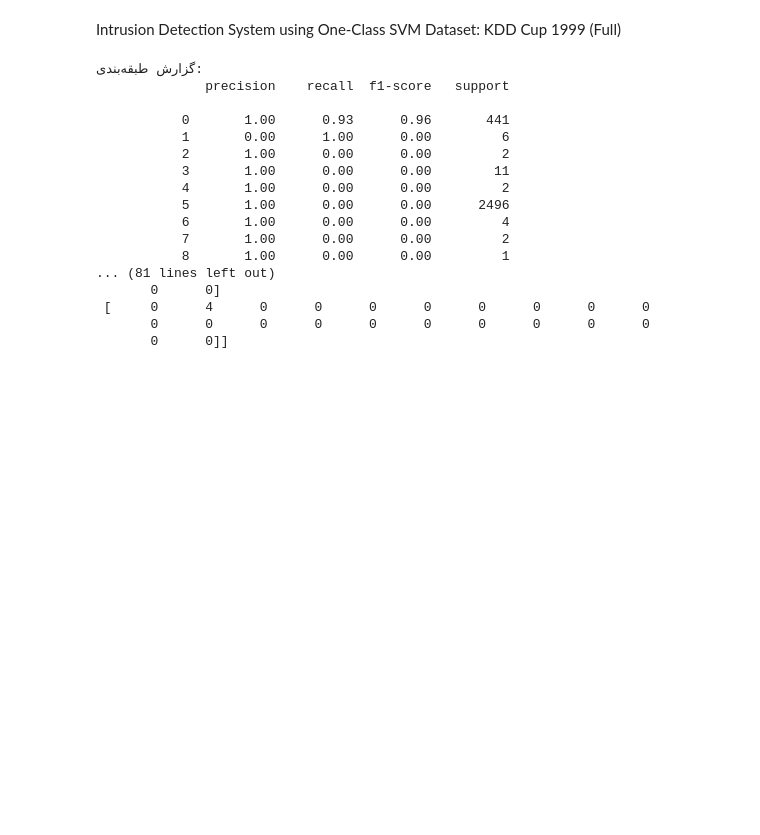
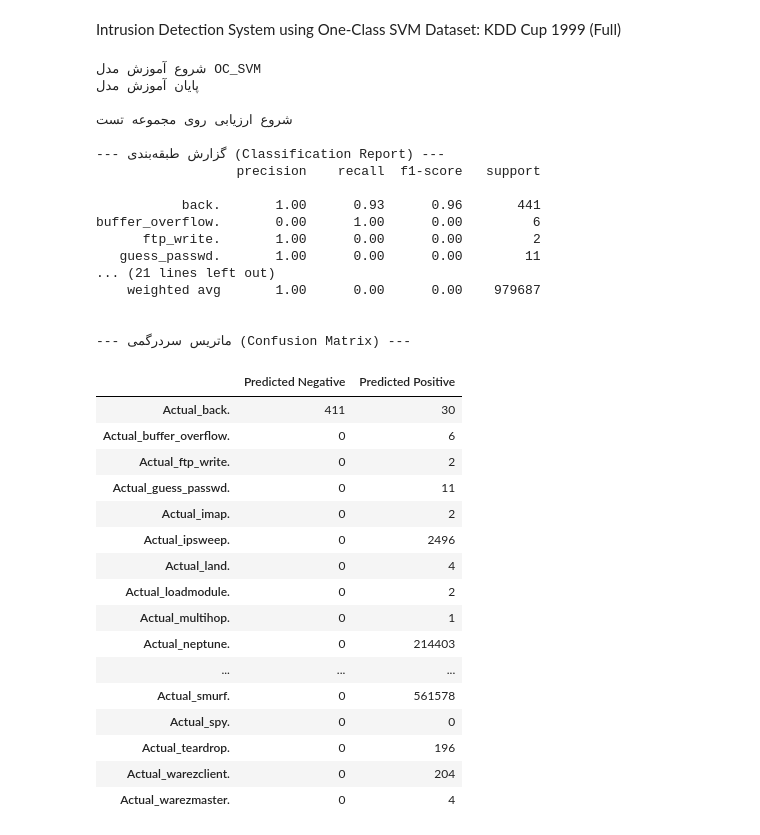
Before and after one commit to HMoghadasi/AICourse-HomeWork, a Jupyter notebook: HMoghadasi_Anomaly Detection_14040924.ipynb, the cells around one changed output. Saved outputs shown, nothing was run; the diff lists cells and outputs as text; code cells hidden in the pictures; blank space fills up the shorter version.

```diff
--- a/HMoghadasi_Anomaly Detection_14040924.ipynb
+++ b/HMoghadasi_Anomaly Detection_14040924.ipynb
@@ -406,7 +246,9 @@ import numpy as np
 X = df_train_encoded.drop(['label'], axis=1)
 y = label_enc.fit_transform(df_train_encoded['label'])
 
-print(np.unique(y))
-label_enc.inverse_transform(np.unique(y))
+n_class_names = np.unique(y)
+print(n_class_names)
+class_names = label_enc.inverse_transform(n_class_names)
+print(class_names)
 # %% [output]
 [ 0  1  2  3  4  5  6  7  8  9 10 11 12 13 14 15 16 17 18 19 20 21 22]
@@ -448,52 +289,80 @@ from sklearn.pipeline import Pipeline
 
 numerical_features = X.select_dtypes(include=np.number).columns.tolist()
 categorical_features = X.select_dtypes(include=['object', 'category']).columns.tolist()
 
 # پیش‌پردازش: رمزگذاری دسته‌ای و مقیاس‌بندی عددی
 preprocessor = ColumnTransformer(transformers=[
                                     ('cat', OneHotEncoder(handle_unknown='ignore', sparse_output=False), categorical_features),
                                     ('num', StandardScaler(), numerical_features)])
 
 # تقسیم داده‌ها به آموزش و آزمون (آموزش فقط روی normal، آزمون روی ترکیبی)
 X_train, X_test, y_train, y_test = train_test_split(X, y, test_size=0.2, random_state=42, stratify=y)
 
 # جداسازی داده‌های normal برای آموزش OC-SVM
 X_train_normal = X_train[y_train == 0]
 
 # ایجاد پایپ‌لاین برای پیش‌پردازش و مدل
 model = Pipeline(steps=[('preprocessor', preprocessor),
                         ('classifier', OneClassSVM(kernel='rbf', gamma='scale', nu=0.01))])  # nu را بر اساس نرخ آلودگی تنظیم کنید
 
 # آموزش مدل روی داده‌های normal
+print("\nشروع آموزش مدل OC_SVM")
 model.fit(X_train_normal)
+print("پایان آموزش مدل")
 
 # پیش‌بینی روی داده‌های آزمون (1=normal، -1=attack)
+print("\nشروع ارزیابی روی مجموعه تست")
 y_pred = model.predict(X_test)
 y_pred = np.where(y_pred == 1, 0, 1)  # 0=normal, 1=attack
 
 
+unique_classes_test = np.unique(y_test)
+existing_class_names = np.array(class_names)[np.isin(np.arange(len(class_names)), unique_classes_test)]
 # ارزیابی مدل
-pd.set_option('display.width', 200)
-pd.set_option('display.max_columns', 200)
-print("گزارش طبقه‌بندی:")
-print(classification_report(y_test, y_pred, zero_division=1))
-print("ماتریس سردرگمی:")
-print(confusion_matrix(y_test, y_pred)) # ' '.join(str(confusion_matrix(y_test, y_pred))))
+pd.set_option('display.width', 100)
+pd.set_option('display.max_columns', 100)
+print("\n--- گزارش طبقه‌بندی (Classification Report) ---")
+print(classification_report(y_test, y_pred,
+                          labels=unique_classes_test,
+                          target_names=existing_class_names,
+                          zero_division=1))
+print("\n--- ماتریس سردرگمی (Confusion Matrix) ---")
+row_labels = ['Actual_' + str(name) for name in class_names]
+column_labels = ['Predicted Negative', 'Predicted Positive']
+cm = confusion_matrix(y_test, y_pred, labels=n_class_names)
+pd.DataFrame(cm[:, :2], index = row_labels, columns = column_labels)
 # %% [output]
-گزارش طبقه‌بندی:
-              precision    recall  f1-score   support
+شروع آموزش مدل OC_SVM
+پایان آموزش مدل
 
-           0       1.00      0.93      0.96       441
-           1       0.00      1.00      0.00         6
-           2       1.00      0.00      0.00         2
-           3       1.00      0.00      0.00        11
-           4       1.00      0.00      0.00         2
-           5       1.00      0.00      0.00      2496
-           6       1.00      0.00      0.00         4
-           7       1.00      0.00      0.00         2
-           8       1.00      0.00      0.00         1
-... (81 lines left out)
-       0      0]
- [     0      4      0      0      0      0      0      0      0      0
-       0      0      0      0      0      0      0      0      0      0
-       0      0]]
+شروع ارزیابی روی مجموعه تست
+
+--- گزارش طبقه‌بندی (Classification Report) ---
+                  precision    recall  f1-score   support
+
+           back.       1.00      0.93      0.96       441
+buffer_overflow.       0.00      1.00      0.00         6
+      ftp_write.       1.00      0.00      0.00         2
+   guess_passwd.       1.00      0.00      0.00        11
+... (21 lines left out)
+    weighted avg       1.00      0.00      0.00    979687
+
+
+--- ماتریس سردرگمی (Confusion Matrix) ---
+|  | Predicted Negative | Predicted Positive |
+| Actual_back. | 411 | 30 |
+| Actual_buffer_overflow. | 0 | 6 |
+| Actual_ftp_write. | 0 | 2 |
+| Actual_guess_passwd. | 0 | 11 |
+| Actual_imap. | 0 | 2 |
+| Actual_ipsweep. | 0 | 2496 |
+| Actual_land. | 0 | 4 |
+| Actual_loadmodule. | 0 | 2 |
+| Actual_multihop. | 0 | 1 |
+| Actual_neptune. | 0 | 214403 |
+| ... | ... | ... |
+| Actual_smurf. | 0 | 561578 |
+| Actual_spy. | 0 | 0 |
+| Actual_teardrop. | 0 | 196 |
+| Actual_warezclient. | 0 | 204 |
+| Actual_warezmaster. | 0 | 4 |
```
Also changed, not shown: parts of 6 cells of this notebook.
